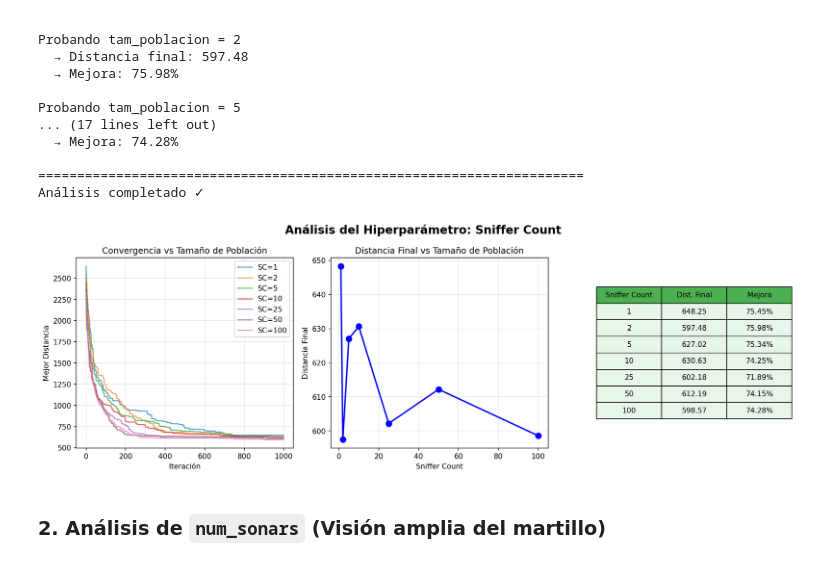
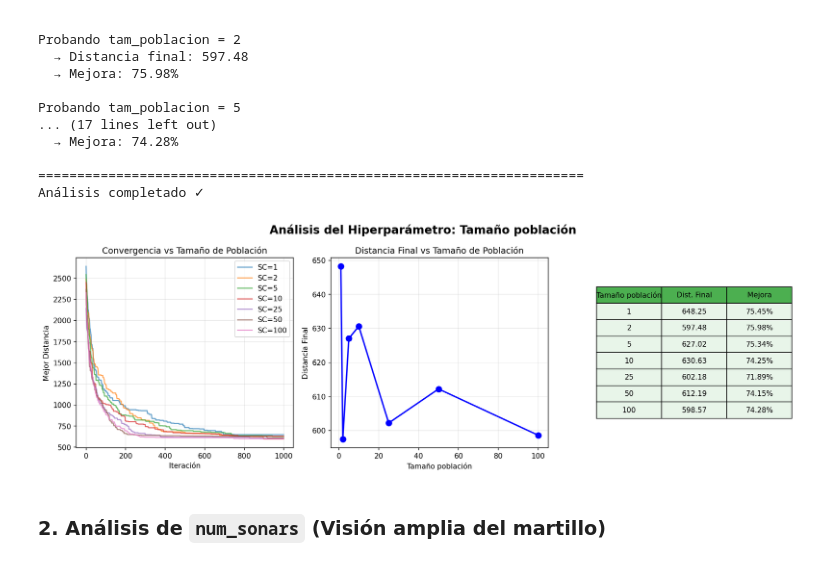
Before and after one commit to cristirofer/HSOA, a Jupyter notebook: HSAO TSP.ipynb, the cells around one changed output. Cells and saved outputs as stored; diff of their text form; code cells hidden in the pictures.

```diff
--- a/HSAO TSP.ipynb
+++ b/HSAO TSP.ipynb
@@ -592,39 +592,39 @@ ax2 = axes[1]
 sc_values = [r['tam_poblacion'] for r in resultados_sniffer]
 dist_finales = [r['distancia_final'] for r in resultados_sniffer]
 ax2.plot(sc_values, dist_finales, 'o-', linewidth=2, markersize=8, color='blue')
-ax2.set_xlabel('Sniffer Count')
+ax2.set_xlabel('Tamaño población')
 ax2.set_ylabel('Distancia Final')
 ax2.set_title('Distancia Final vs Tamaño de Población')
 ax2.grid(True, alpha=0.3)
 
 # Gráfica 3: Tabla resumen
 ax3 = axes[2]
 ax3.axis('tight')
 ax3.axis('off')
 tabla_data = [[r['tam_poblacion'], f"{r['distancia_final']:.2f}", f"{r['mejora']:.2f}%"]
               for r in resultados_sniffer]
 tabla = ax3.table(cellText=tabla_data,
-                  colLabels=['Sniffer Count', 'Dist. Final', 'Mejora'],
+                  colLabels=['Tamaño población', 'Dist. Final', 'Mejora'],
                   cellLoc='center', loc='center',
                   colWidths=[0.3, 0.3, 0.3])
 tabla.auto_set_font_size(False)
 tabla.set_fontsize(10)
 tabla.scale(1, 2)
 for i in range(len(sc_values) + 1):
     if i == 0:
         tabla[(i, 0)].set_facecolor('#4CAF50')
         tabla[(i, 1)].set_facecolor('#4CAF50')
         tabla[(i, 2)].set_facecolor('#4CAF50')
     else:
         tabla[(i, 0)].set_facecolor('#E8F5E9')
         tabla[(i, 1)].set_facecolor('#E8F5E9')
         tabla[(i, 2)].set_facecolor('#E8F5E9')
 
-plt.suptitle('Análisis del Hiperparámetro: Sniffer Count', fontsize=16, fontweight='bold')
+plt.suptitle('Análisis del Hiperparámetro: Tamaño población', fontsize=16, fontweight='bold')
 plt.tight_layout()
 plt.show()
 # %% [output]
-[figure, old version]
+[figure, new version]
 # %% [markdown]
 ### 2. Análisis de `num_sonars` (Visión amplia del martillo)
 # %%
```
